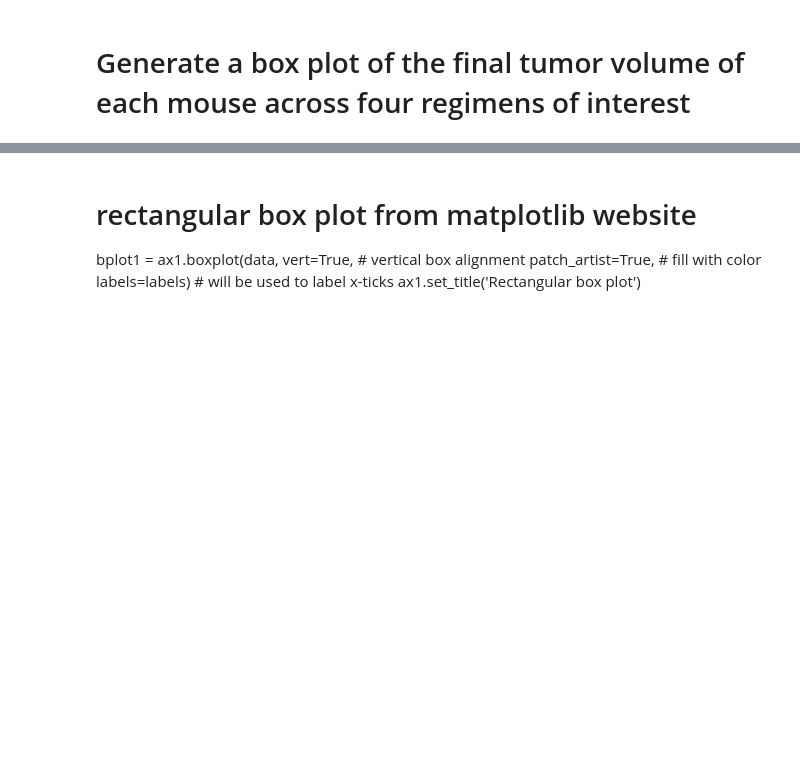
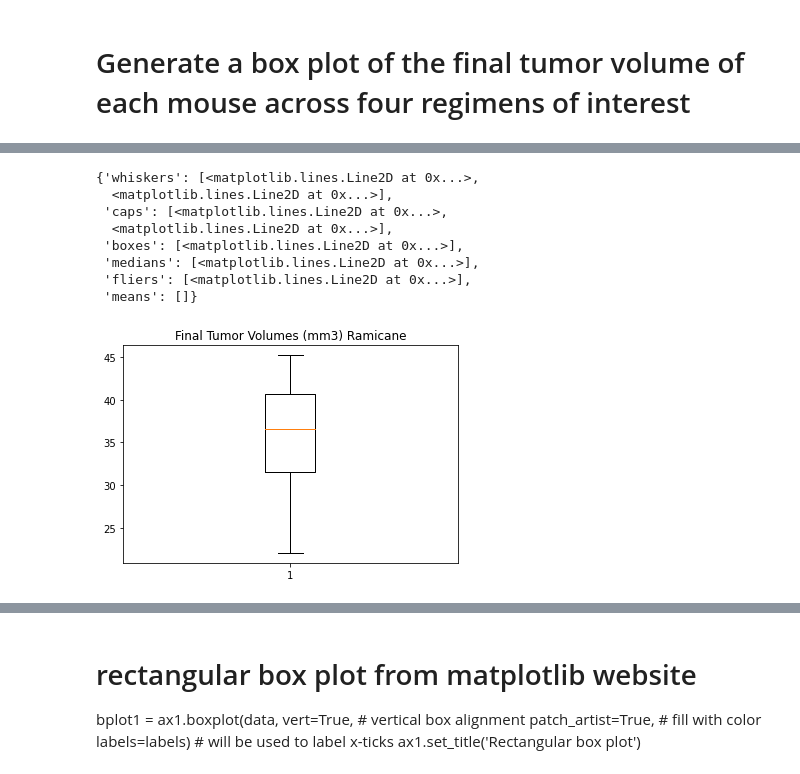
Before and after one commit to juliemcbaker/pymaceuticals, a Jupyter notebook: pymaceuticals_BAKER.ipynb, the cells around one changed output, grey strips where cells are left out. Saved outputs shown, nothing was run; the diff lists cells and outputs as text; code cells hidden in the pictures; blank space fills up the shorter version.

```diff
--- a/pymaceuticals_BAKER.ipynb
+++ b/pymaceuticals_BAKER.ipynb
@@ -788,0 +825,15 @@ ax1.labels = chosen_treatments
+# %%
+fig2, ax2 = plt.subplots()
+ax2.set_title('Final Tumor Volumes (mm3) Ramicane')
+ax2.labels = chosen_treatments
+ax2.boxplot(rami_tumors)
+# %% [output]
+{'whiskers': [<matplotlib.lines.Line2D at 0x...>,
+  <matplotlib.lines.Line2D at 0x...>],
+ 'caps': [<matplotlib.lines.Line2D at 0x...>,
+  <matplotlib.lines.Line2D at 0x...>],
+ 'boxes': [<matplotlib.lines.Line2D at 0x...>],
+ 'medians': [<matplotlib.lines.Line2D at 0x...>],
+ 'fliers': [<matplotlib.lines.Line2D at 0x...>],
+ 'means': []}
+[figure, added]
```
Also changed, not shown: parts of 22 cells of this notebook.
